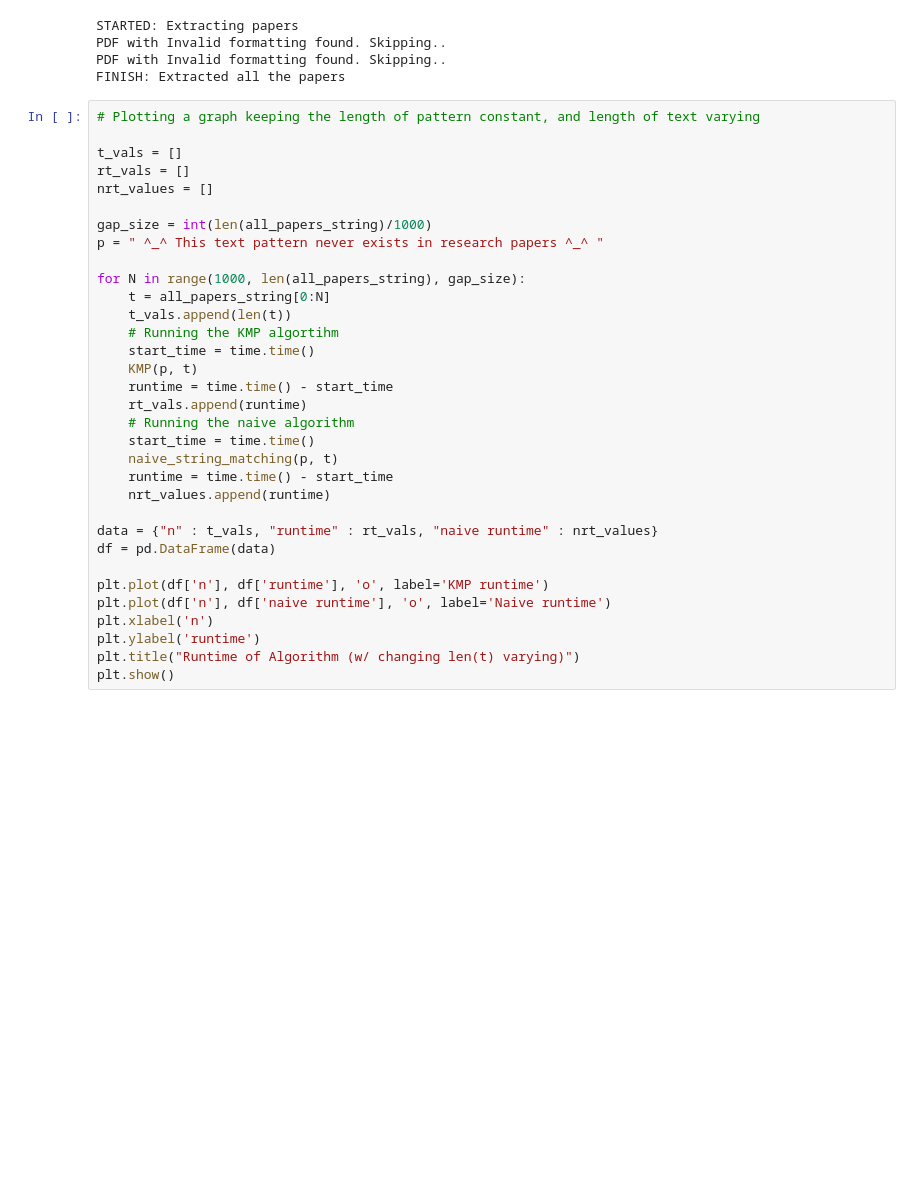
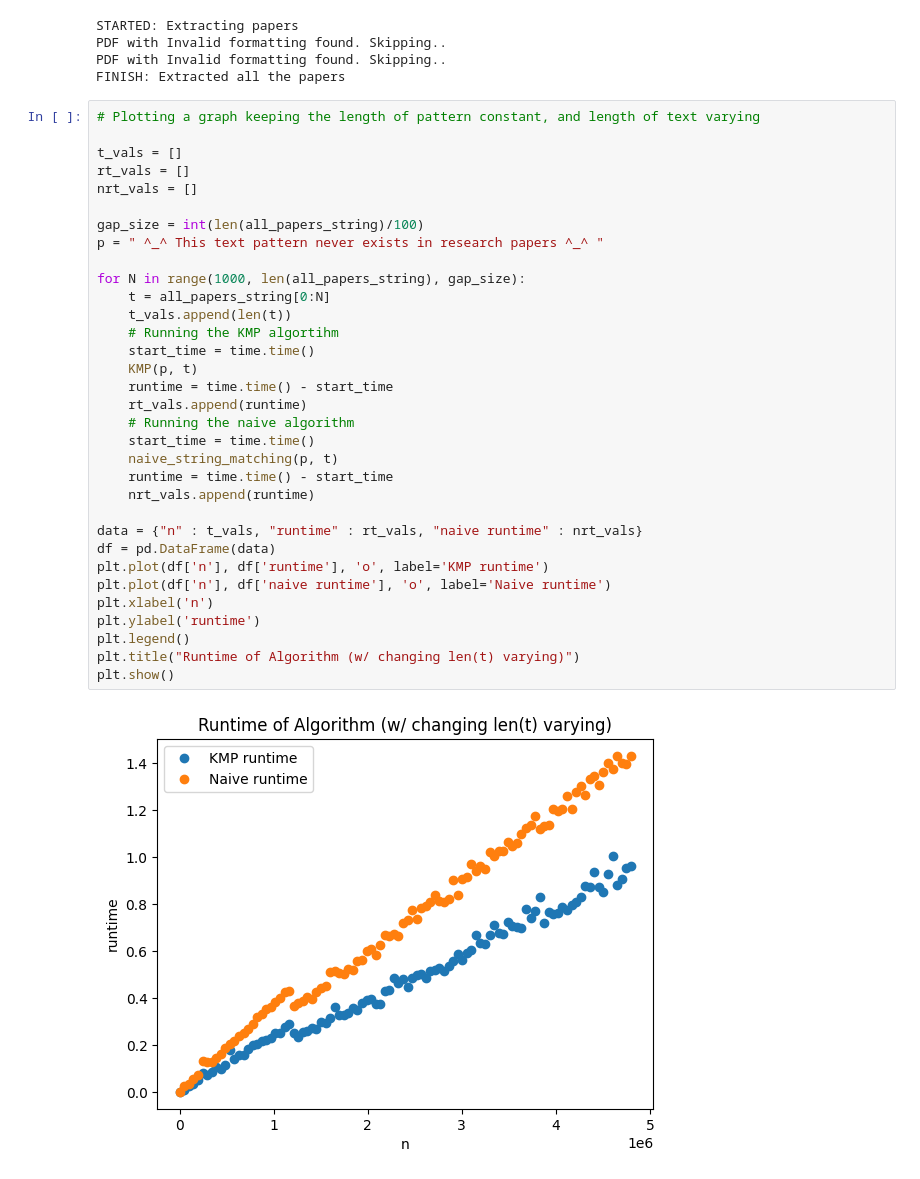
Before and after one commit to haniya1305/320PlagiarismChecker, a Jupyter notebook: KMP.ipynb, the cells around one changed output. Drawn from its saved outputs; the diff is of its cells as text; blank space fills up the shorter version.

Commit message:
Generated and saved runtime plots

```diff
--- a/KMP.ipynb
+++ b/KMP.ipynb
@@ -106,36 +106,38 @@ FINISH: Extracted all the papers
 # %%
 # Plotting a graph keeping the length of pattern constant, and length of text varying
 
 t_vals = []
 rt_vals = []
-nrt_values = []
+nrt_vals = []
 
-gap_size = int(len(all_papers_string)/1000)
+gap_size = int(len(all_papers_string)/100)
 p = " ^_^ This text pattern never exists in research papers ^_^ "
 
 for N in range(1000, len(all_papers_string), gap_size):
     t = all_papers_string[0:N]
     t_vals.append(len(t))
     # Running the KMP algortihm
     start_time = time.time()
     KMP(p, t)
     runtime = time.time() - start_time
     rt_vals.append(runtime)
     # Running the naive algorithm
     start_time = time.time()
     naive_string_matching(p, t)
     runtime = time.time() - start_time
-    nrt_values.append(runtime)
+    nrt_vals.append(runtime)
 
-data = {"n" : t_vals, "runtime" : rt_vals, "naive runtime" : nrt_values}
+data = {"n" : t_vals, "runtime" : rt_vals, "naive runtime" : nrt_vals}
 df = pd.DataFrame(data)
-
 plt.plot(df['n'], df['runtime'], 'o', label='KMP runtime')
 plt.plot(df['n'], df['naive runtime'], 'o', label='Naive runtime')
 plt.xlabel('n')
 plt.ylabel('runtime')
+plt.legend()
 plt.title("Runtime of Algorithm (w/ changing len(t) varying)")
 plt.show()
+# %% [output]
+[figure, added]
 # %%
 # Plotting a graph keeping the length of text constant, and length of pattern varying
 
```
Also changed, not shown: parts of 1 cell of this notebook, 2 other files.
